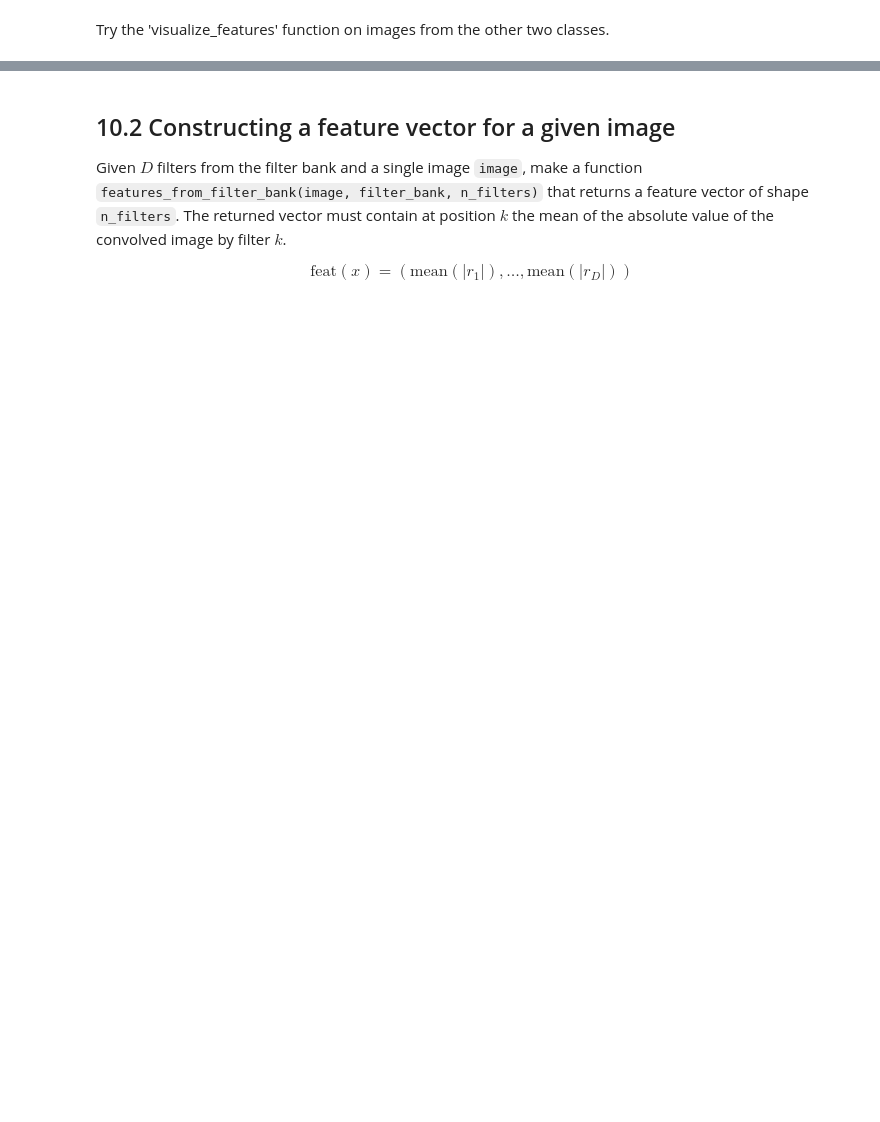
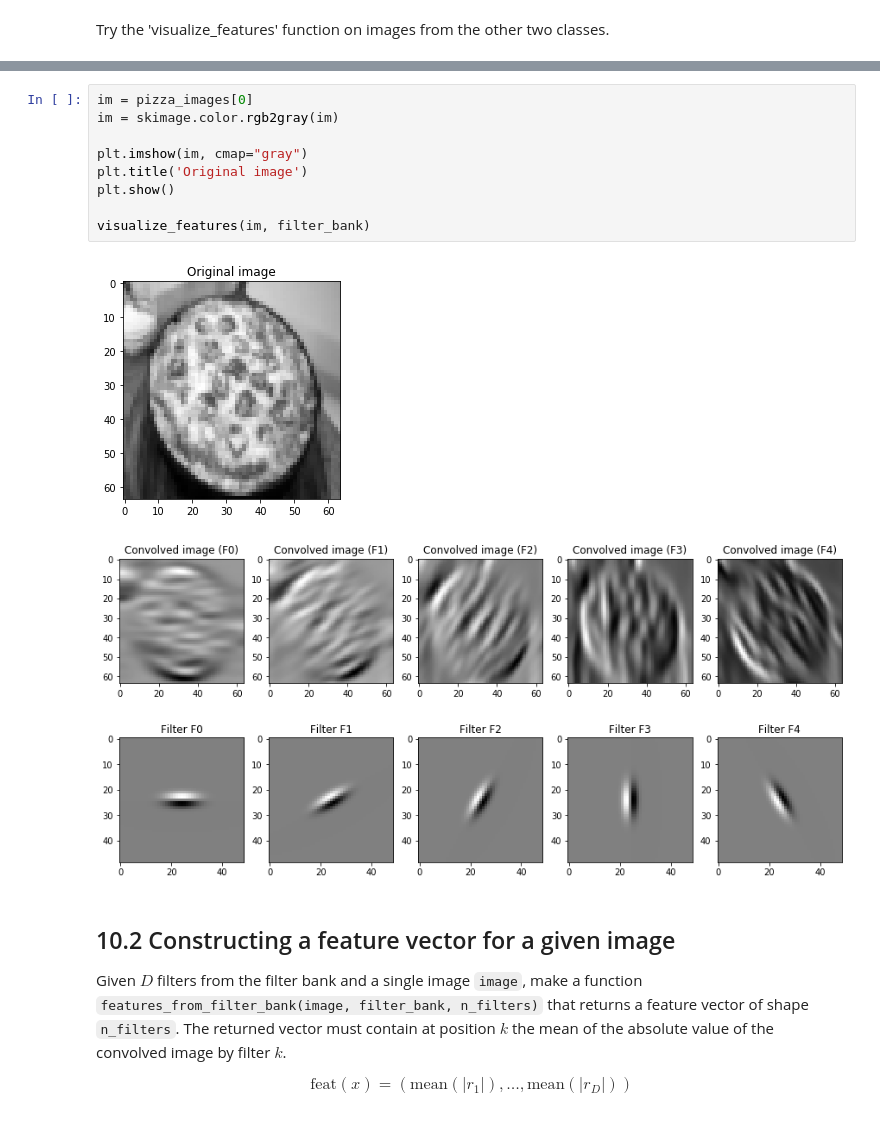
Before and after one commit to jdecid/MAI-CV, a Jupyter notebook: labs/s10/practice_10_texture_analysis.ipynb, the cells around one changed output, grey strips where cells are left out. Saved outputs shown, nothing was run; the diff lists cells and outputs as text; blank space fills up the shorter version.

```diff
--- a/labs/s10/practice_10_texture_analysis.ipynb
+++ b/labs/s10/practice_10_texture_analysis.ipynb
@@ -115,3 +152,15 @@ Try the 'visualize_features' function on images from the other two classes.
+# %%
+im = pizza_images[0]
+im = skimage.color.rgb2gray(im)
+
+plt.imshow(im, cmap="gray")
+plt.title('Original image')
+plt.show()
+
+visualize_features(im, filter_bank)
+# %% [output]
+[figure, added]
+[figure, added]
 # %% [markdown]
 
 ## 10.2 Constructing a feature vector for a given image
```
Also changed, not shown: parts of 10 cells of this notebook.
